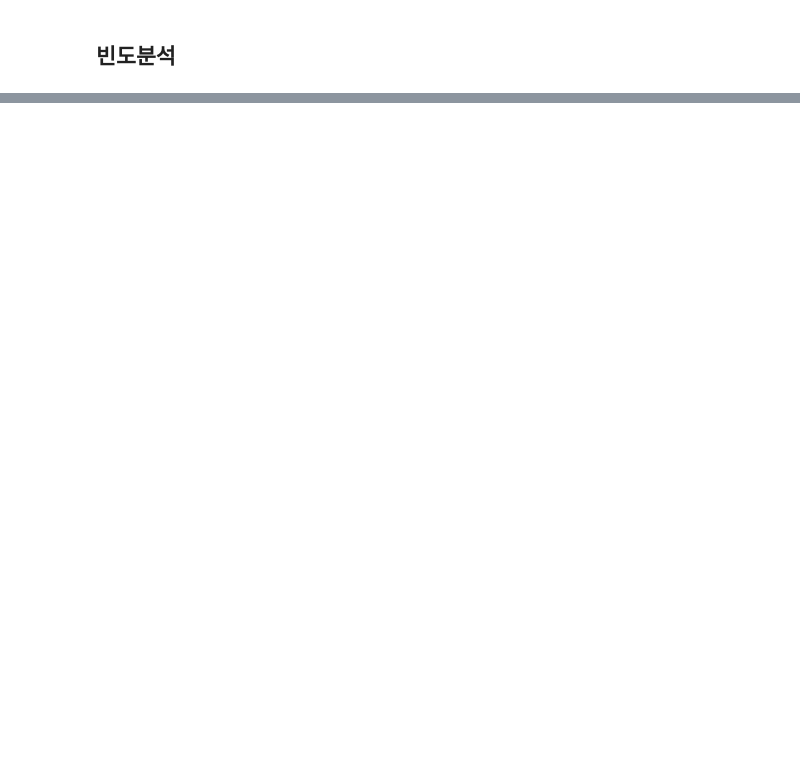
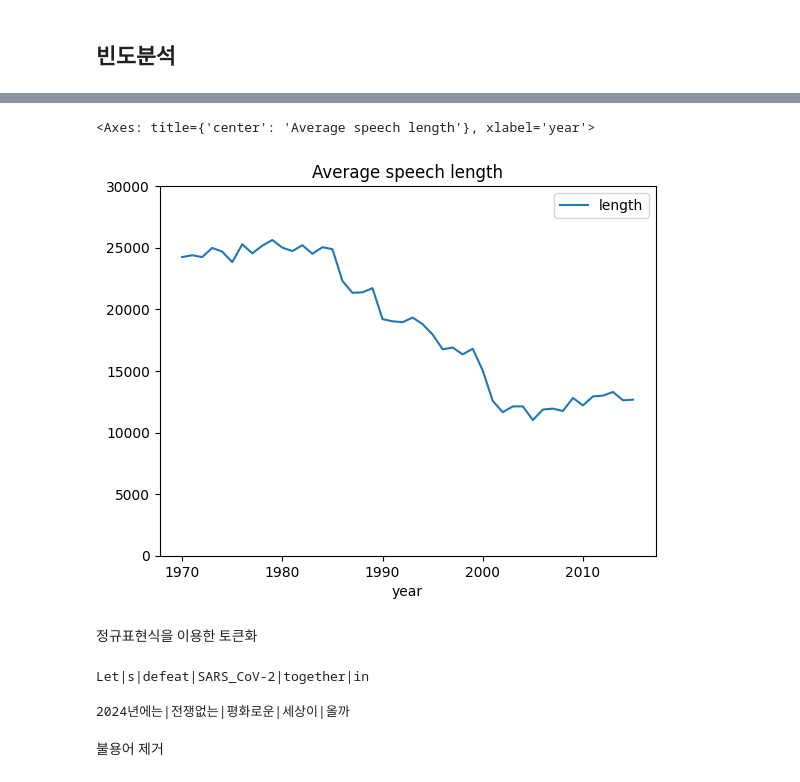
Before and after one commit to InjaeJayLee/genesis, a Jupyter notebook: text_analytics/insight_from_text_data.ipynb, the cells around one changed output, grey strips where cells are left out. Drawn from its saved outputs; the diff is of its cells as text; code cells hidden in the pictures; blank space fills up the shorter version.

```diff
--- a/text_analytics/insight_from_text_data.ipynb
+++ b/text_analytics/insight_from_text_data.ipynb
@@ -12,0 +78,7 @@ df.sample(2)
+# %%
+df.groupby('year').agg({'length': 'mean'}).plot(title='Average speech length', ylim=(0,30000))
+# %% [output]
+<Axes: title={'center': 'Average speech length'}, xlabel='year'>
+[figure, added]
+# %% [markdown]
+정규표현식을 이용한 토큰화
@@ -12,0 +90,14 @@ df.sample(2)
+# %%
+text = "Let's defeat SARS_CoV-2 together in 2020!"
+tokens = tokenize(text)
+print("|".join(tokens))
+# %% [output]
+Let|s|defeat|SARS_CoV-2|together|in
+# %%
+text = "2024년에는 전쟁없는 평화로운 세상이 올까?"
+tokens = tokenize(text)
+print("|".join(tokens))
+# %% [output]
+2024년에는|전쟁없는|평화로운|세상이|올까
+# %% [markdown]
+불용어 제거
```
Also changed, not shown: parts of 65 cells of this notebook.
